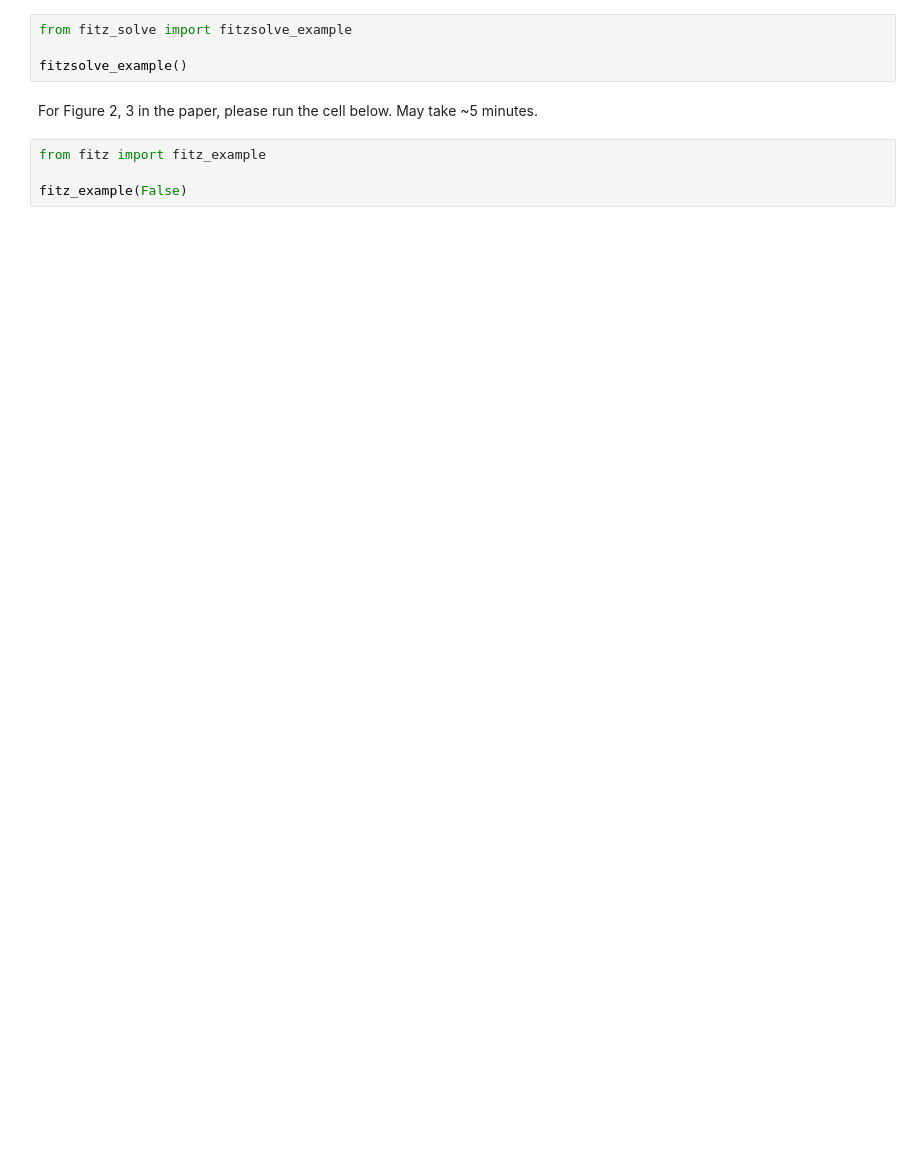
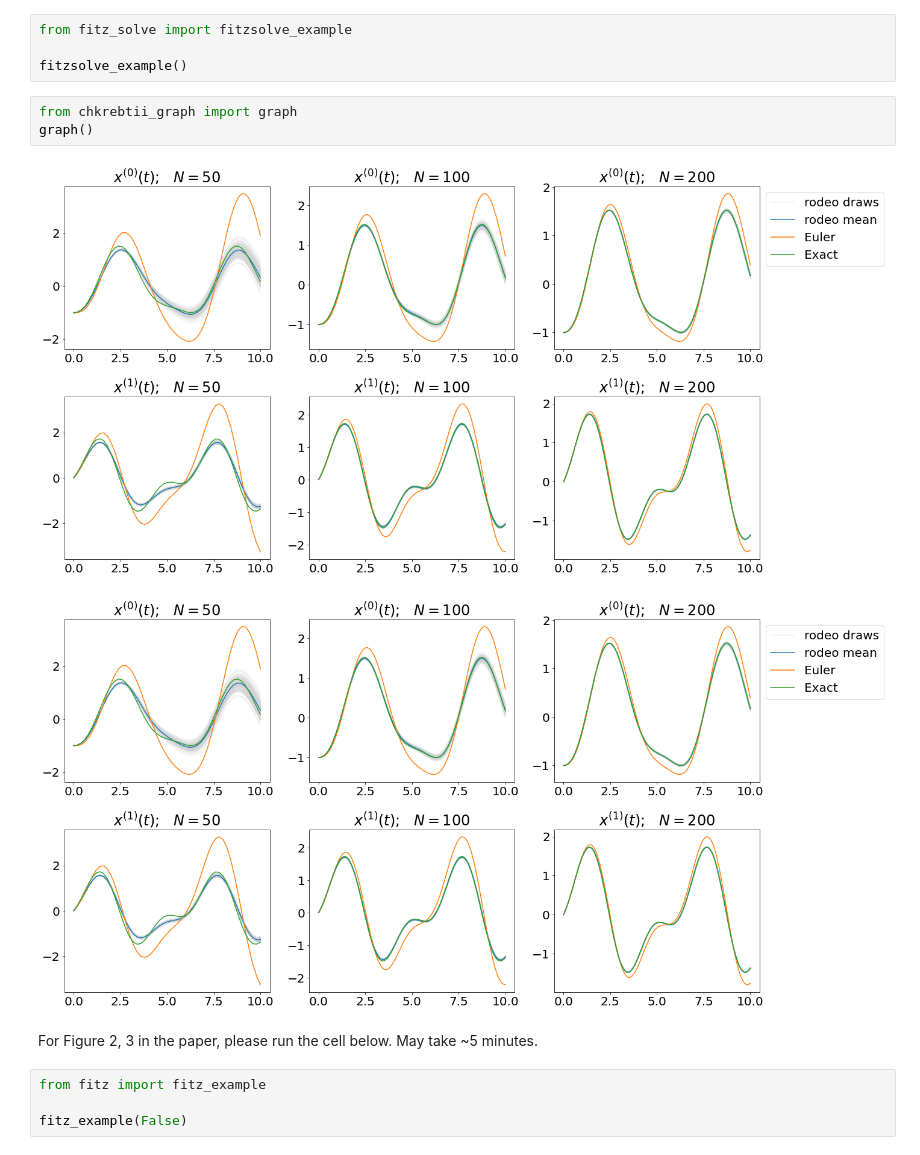
Before and after one commit to mlysy/rodeo, a Jupyter notebook: examples/figures.ipynb, the cells around one changed output. Drawn from its saved outputs; the diff is of its cells as text; blank space fills up the shorter version.

```diff
--- a/examples/figures.ipynb
+++ b/examples/figures.ipynb
@@ -2,6 +2,12 @@
 from fitz_solve import fitzsolve_example
 
 fitzsolve_example()
+# %%
+from chkrebtii_graph import graph
+graph()
+# %% [output]
+[figure, added]
+[figure, added]
 # %% [markdown]
 For Figure 2, 3 in the paper, please run the cell below. May take ~5 minutes.
 # %%
```
Also changed, not shown: parts of 3 cells of this notebook, 23 other files.
